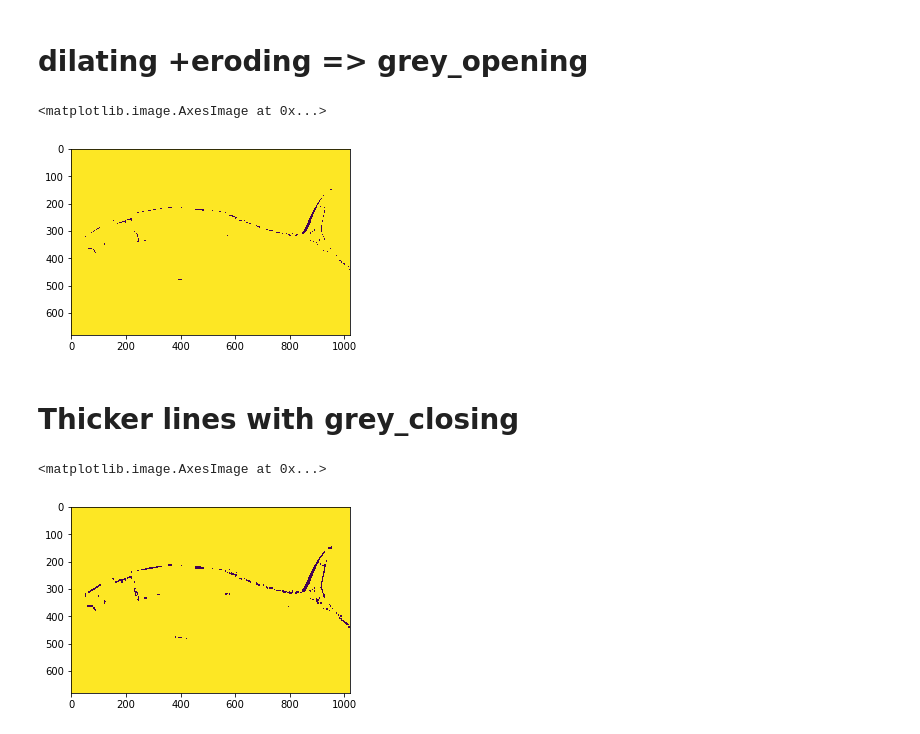
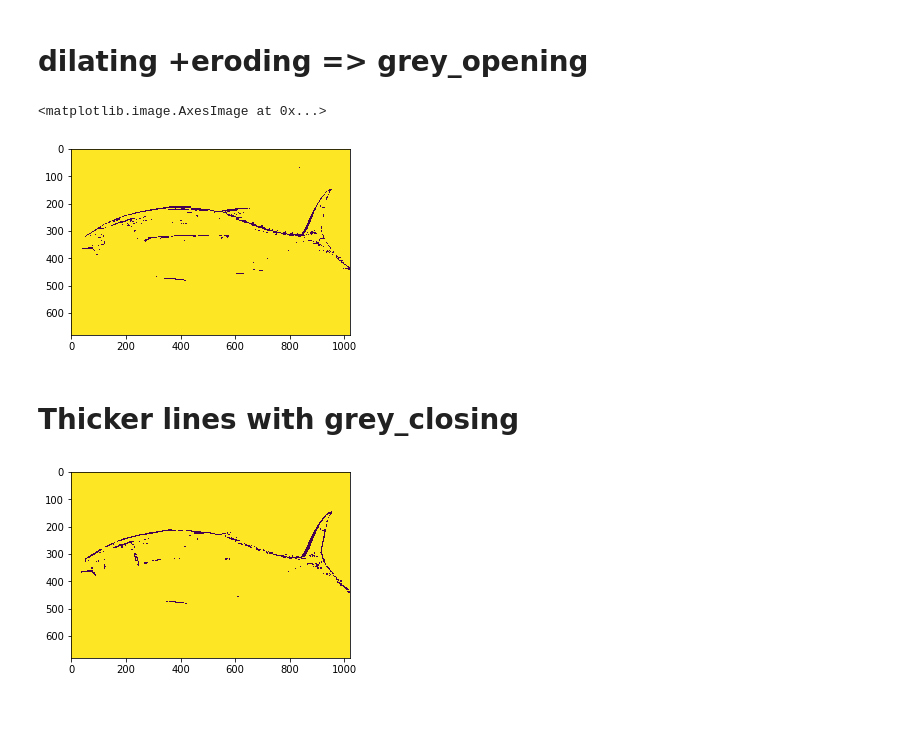
Before and after one commit to imazerty/Edge-detection, a Jupyter notebook: grey_dilation_bet.ipynb, the cells around one changed output. Cells and saved outputs as stored; diff of their text form; code cells hidden in the pictures.

```diff
--- a/grey_dilation_bet.ipynb
+++ b/grey_dilation_bet.ipynb
@@ -36,0 +62,13 @@ plt.imsave("NevatiaBabu_eroded_bet.jpg", NevatiaBabu_eroded)
+# %%
+import scipy.ndimage
+from PIL import Image
+import matplotlib.pyplot as plt
+#!wget "https://www.dropbox.com/s/tjh2aswihqqloca/NevatiaBabu.bmp?dl=0" > im.bmp
+im = Image.open("NevatiaBabu_bet.bmp")
+print(im)
+NevatiaBabu_dilated = scipy.ndimage.grey_dilation(im, size=(1,5))
+plt.figure(figsize = (5,8)
+         )
+plt.imshow(NevatiaBabu_dilated)
+
+#plt.imsave("NevatiaBabu_dilated_bet.jpg", NevatiaBabu_dilated)
@@ -37,20 +79,20 @@ plt.imsave("NevatiaBabu_eroded_bet.jpg", NevatiaBabu_eroded)
 # %% [markdown]
 # dilating +eroding => grey_opening
 # %%
-NevatiaBabu_d_go = scipy.ndimage.grey_opening(NevatiaBabu_eroded, size=(5,4))
+NevatiaBabu_d_go = scipy.ndimage.grey_opening(NevatiaBabu_dilated, size=(5,4))
 plt.figure(figsize = (5,8)
          )
 plt.imshow(NevatiaBabu_d_go)
 # %% [output]
 <matplotlib.image.AxesImage at 0x...>
-[figure, old version]
+[figure, new version]
 # %% [markdown]
 # Thicker lines with grey_closing
 # %%
-NevatiaBabu_d_go = scipy.ndimage.grey_closing(im, size=(5,4))
+NevatiaBabu_d_go = scipy.ndimage.grey_closing(im, size=(4,4))
 plt.figure(figsize = (5,8)
          )
 plt.imshow(NevatiaBabu_d_go)
+plt.imsave('NevatiaBabu_d_go.jpg',NevatiaBabu_d_go)
 # %% [output]
-<matplotlib.image.AxesImage at 0x...>
-[figure, old version]
+[figure, new version]
```
Also changed, not shown: parts of 7 cells of this notebook.
